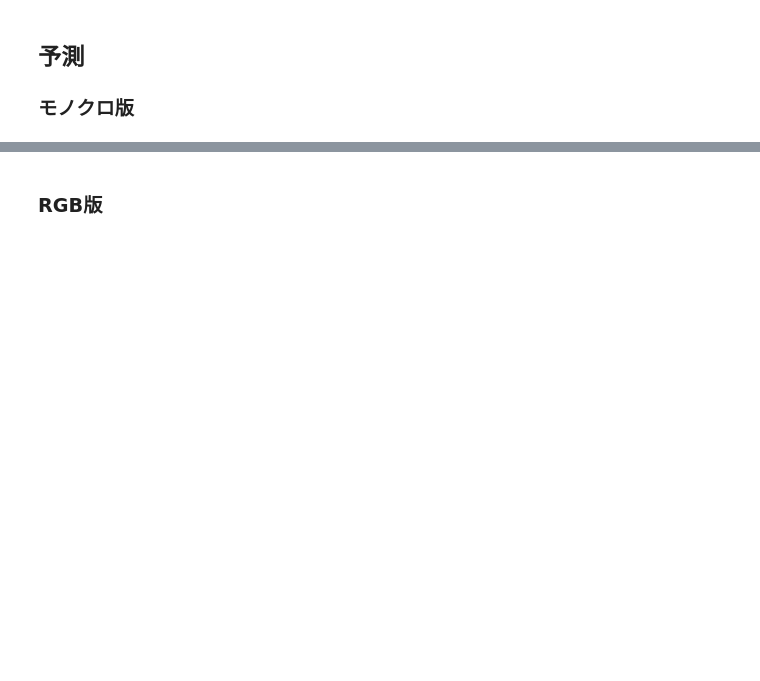
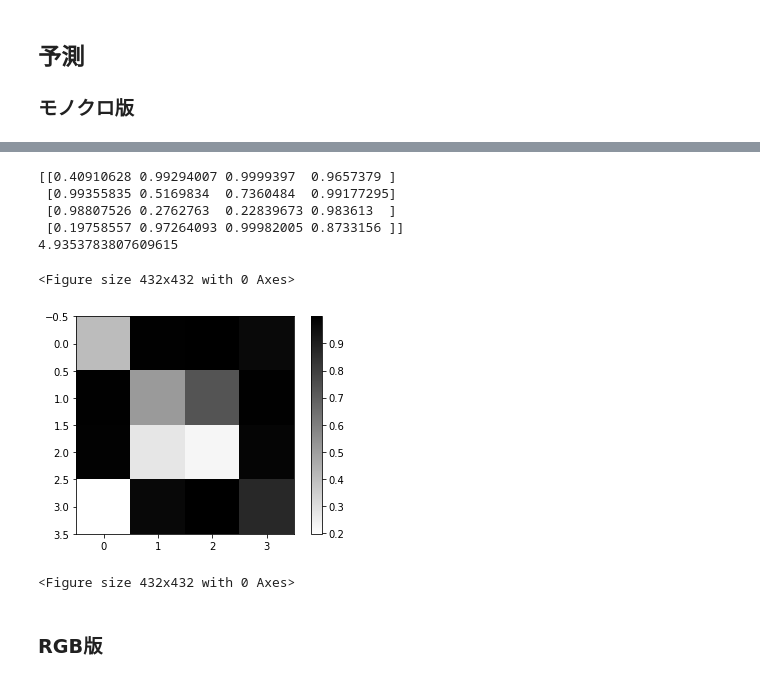
Before and after one commit to mositori/Bayesian-SuperResolution, a Jupyter notebook: ex1/autoencoder_example.ipynb, the cells around one changed output, grey strips where cells are left out. Saved outputs shown, nothing was run; the diff lists cells and outputs as text; code cells hidden in the pictures; blank space fills up the shorter version.

```diff
--- a/ex1/autoencoder_example.ipynb
+++ b/ex1/autoencoder_example.ipynb
@@ -272,0 +292,25 @@ for i in range(3):
+# %%
+#test_img = np.array([[0.75, 0.25, 0.25, 0.75, 0.25, 0.25, 0.75, 0.25, 0.25]])
+predict_img = autoencoder.model.predict(test_img)
+
+test_img = test_img.reshape(3,3)
+predict_img = predict_img.reshape(4,4)
+answer = np.array([1,0.5,0,0.5,1,0.5,0,0.5,1,0.5,0,0.5,1,0.5,0,0.5]).reshape(4,4)
+print(predict_img)
+
+print( np.sum((answer - predict_img) ** 2)  )
+
+img = predict_img
+
+plt.colorbar(plt.imshow(img, cmap = plt.cm.binary))
+plt.savefig("p_matrix_2_.pdf")
+plt.figure(figsize = (6,6))
+# %% [output]
+[[0.40910628 0.99294007 0.9999397  0.9657379 ]
+ [0.99355835 0.5169834  0.7360484  0.99177295]
+ [0.98807526 0.2762763  0.22839673 0.983613  ]
+ [0.19758557 0.97264093 0.99982005 0.8733156 ]]
+4.9353783807609615
+<Figure size 432x432 with 0 Axes>
+[figure, added]
+<Figure size 432x432 with 0 Axes>
```
Also changed, not shown: parts of 27 cells of this notebook, 28 other files.
